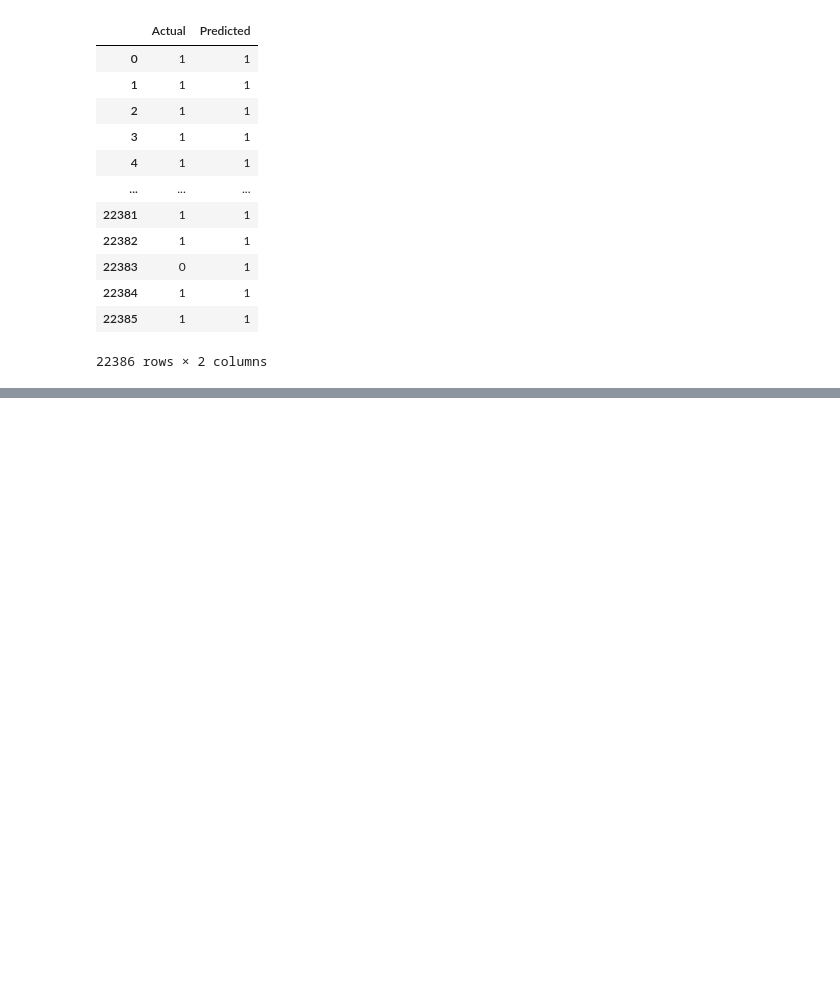
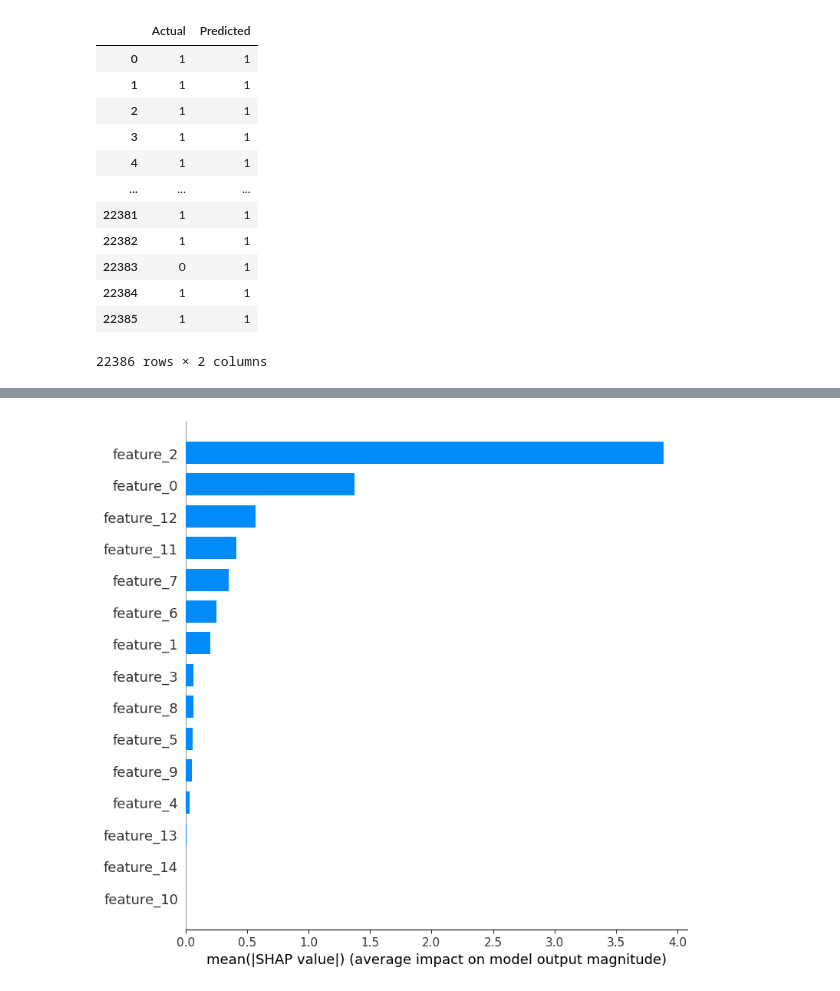
Before and after one commit to lrosati42/XAI_project, a Jupyter notebook: chandana_main.ipynb, the cells around one changed output, grey strips where cells are left out. Drawn from its saved outputs; the diff is of its cells as text; code cells hidden in the pictures; blank space fills up the shorter version.

```diff
--- a/chandana_main.ipynb
+++ b/chandana_main.ipynb
@@ -618,0 +714,4 @@ df_output
+# %%
+shap.summary_plot(shap_values, selected_instances ,plot_type='bar')
+# %% [output]
+[figure, added]
```
Also changed, not shown: parts of 8 cells of this notebook.
